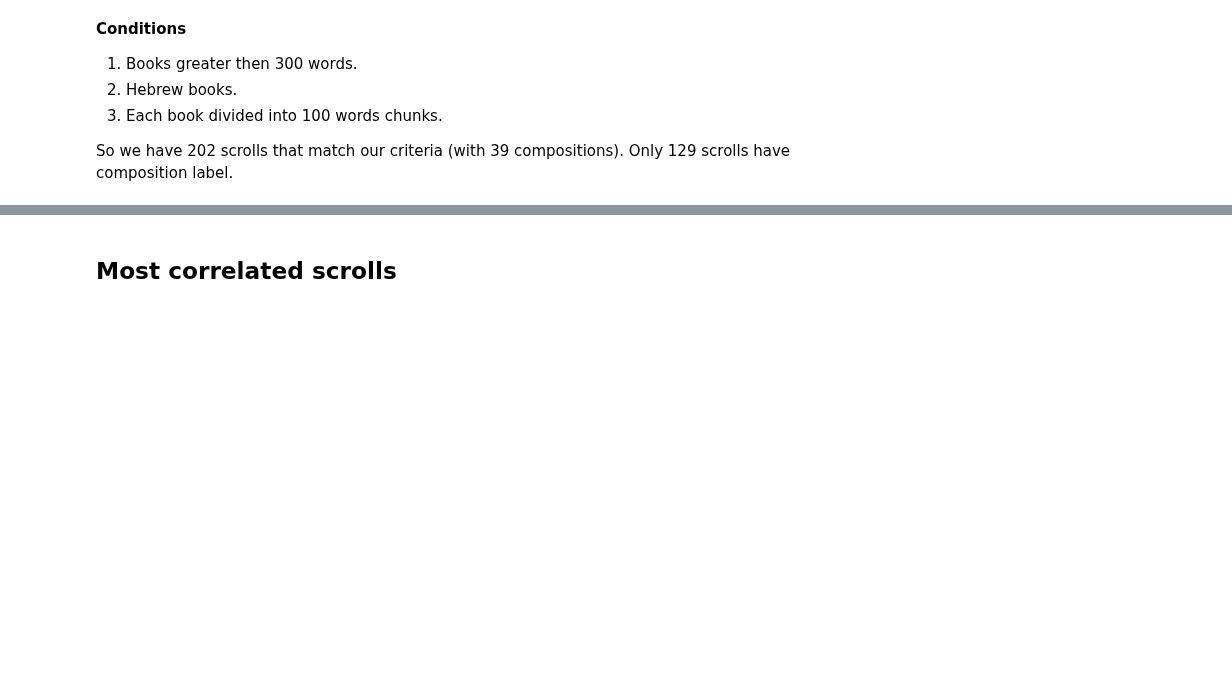
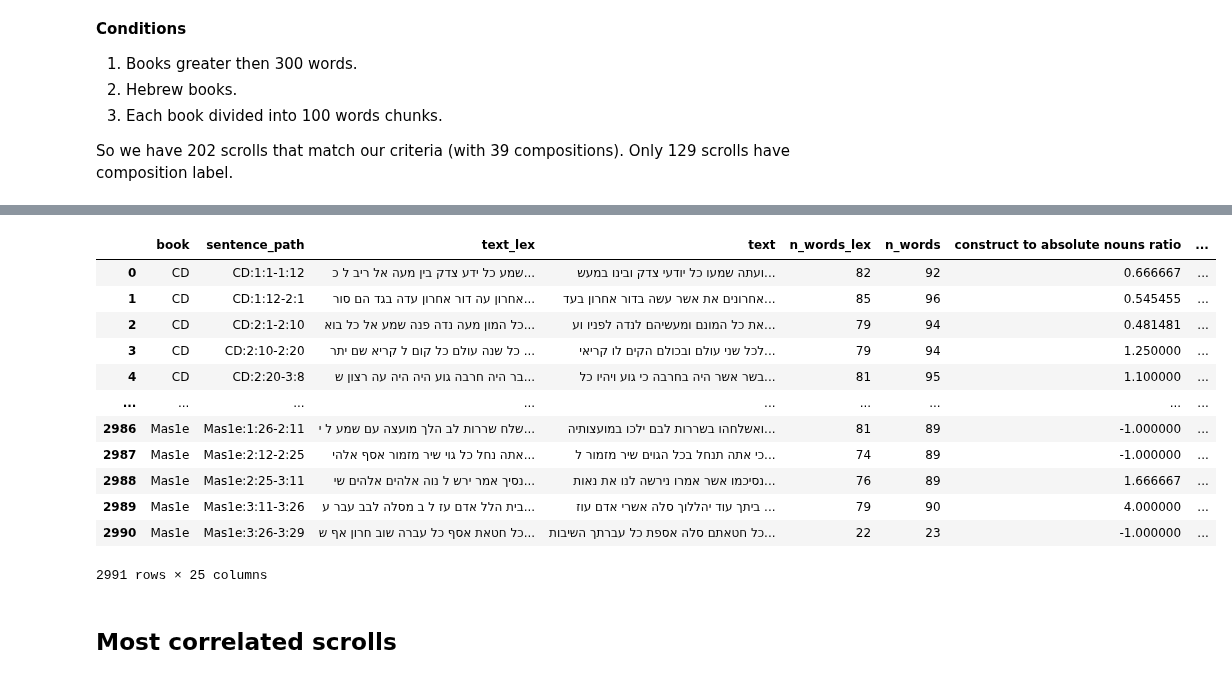
Before and after one commit to yonatanlou/QumranNLP, a Jupyter notebook: notebooks/1.0-similarity_between_scrolls.ipynb, the cells around one changed output, grey strips where cells are left out. Cells and saved outputs as stored; diff of their text form; code cells hidden in the pictures; blank space fills up the shorter version.

```diff
--- a/notebooks/1.0-similarity_between_scrolls.ipynb
+++ b/notebooks/1.0-similarity_between_scrolls.ipynb
@@ -91,3 +19,25 @@ None
+# %%
+DATA_PATH = "data/filtered_text_and_starr_features_22_05_2024.csv"
+df = pd.read_csv(DATA_PATH)
+df_grouped = df.groupby("book")["text"].apply(' '.join).reset_index()
+book_info = df[["book", "composition", "section"]].drop_duplicates()
+df_by_book = pd.merge(df_grouped, book_info, on="book", how="inner")
+
+df
+# %% [output]
+|  | book | sentence_path | text_lex | text | n_words_lex | n_words | construct to absolute nouns ratio | ... |
+| 0 | CD | CD:1:1-1:12 | שמע כל ידע צדק בין מעה אל ריב ל כ... | ועתה שמעו כל יודעי צדק ובינו במעש... | 82 | 92 | 0.666667 | ... |
+| 1 | CD | CD:1:12-2:1 | אחרון עה דור אחרון עדה בגד הם סור... | אחרונים את אשר עשה בדור אחרון בעד... | 85 | 96 | 0.545455 | ... |
+| 2 | CD | CD:2:1-2:10 | כל המון מעה נדה פנה שמע אל כל בוא... | את כל המונם ומעשיהם לנדה לפניו וע... | 79 | 94 | 0.481481 | ... |
+| 3 | CD | CD:2:10-2:20 | כל שנה עולם כל קום ל קריא שם יתר ... | לכל שני עולם ובכולם הקים לו קריאי... | 79 | 94 | 1.250000 | ... |
+| 4 | CD | CD:2:20-3:8 | בר היה חרבה גוע היה היה עה רצון ש... | בשר אשר היה בחרבה כי גוע ויהיו כל... | 81 | 95 | 1.100000 | ... |
+| ... | ... | ... | ... | ... | ... | ... | ... | ... |
+| 2986 | Mas1e | Mas1e:1:26-2:11 | שלח שררות לב הלך מועצה עם שמע ל י... | ואשלחהו בשררות לבם ילכו במועצותיה... | 81 | 89 | -1.000000 | ... |
+| 2987 | Mas1e | Mas1e:2:12-2:25 | אתה נחל כל גוי שיר מזמור אסף אלהי... | כי אתה תנחל בכל הגוים שיר מזמור ל... | 74 | 89 | -1.000000 | ... |
+| 2988 | Mas1e | Mas1e:2:25-3:11 | נסיך אמר ירש ל נוה אלהים אלהים שי... | נסיכמו אשר אמרו נירשה לנו את נאות... | 76 | 89 | 1.666667 | ... |
+| 2989 | Mas1e | Mas1e:3:11-3:26 | בית הלל אדם עז ל ב מסלה לבב עבר ע... | ביתך עוד יהללוך סלה אשרי אדם עוז ... | 79 | 90 | 4.000000 | ... |
+| 2990 | Mas1e | Mas1e:3:26-3:29 | כל חטאת אסף כל עברה שוב חרון אף ש... | כל חטאתם סלה אספת כל עברתך השיבות... | 22 | 23 | -1.000000 | ... |
+2991 rows × 25 columns
 # %% [markdown]
 ## Most correlated scrolls
 # %% [markdown]
```
Also changed, not shown: parts of 14 cells of this notebook.
